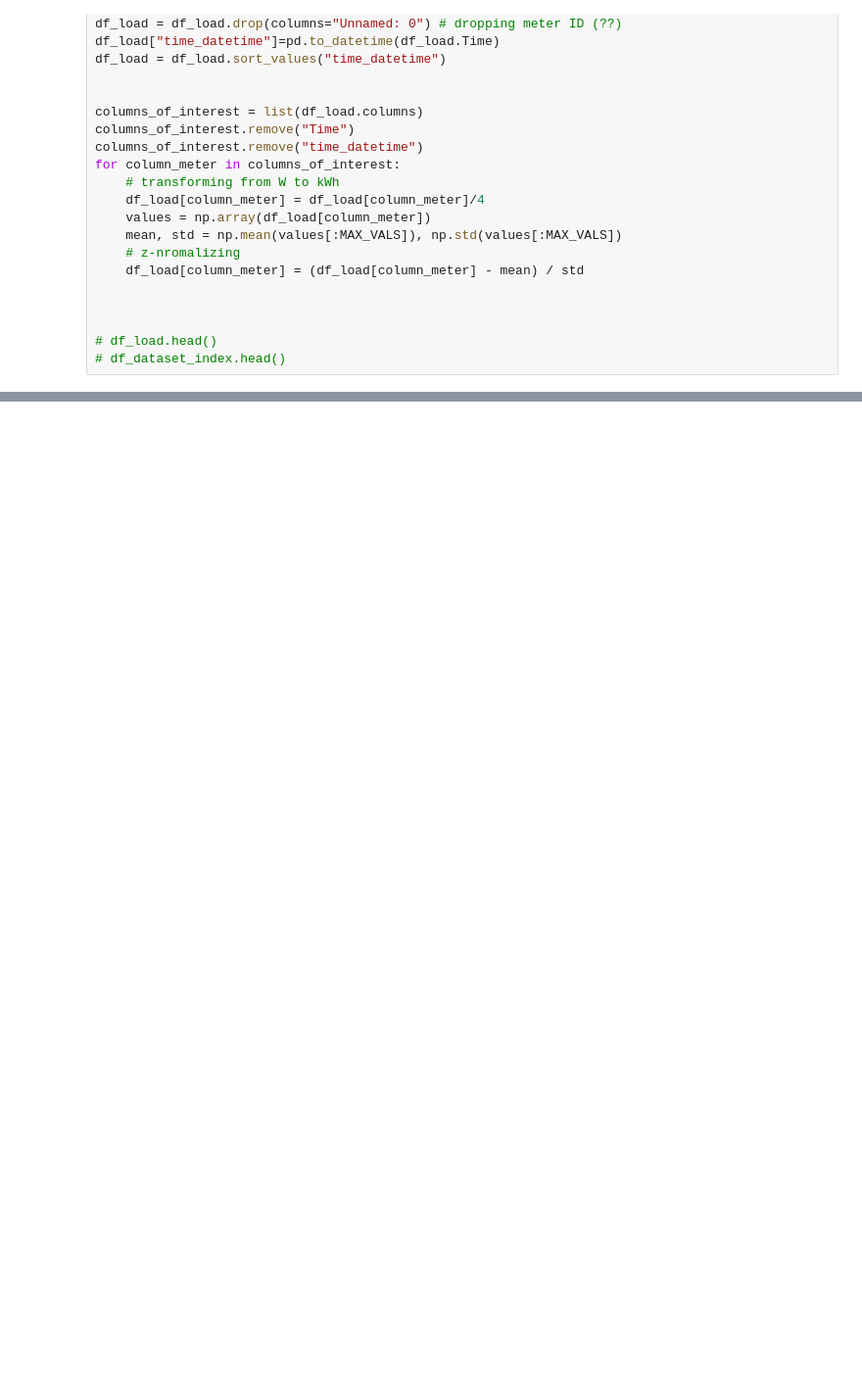
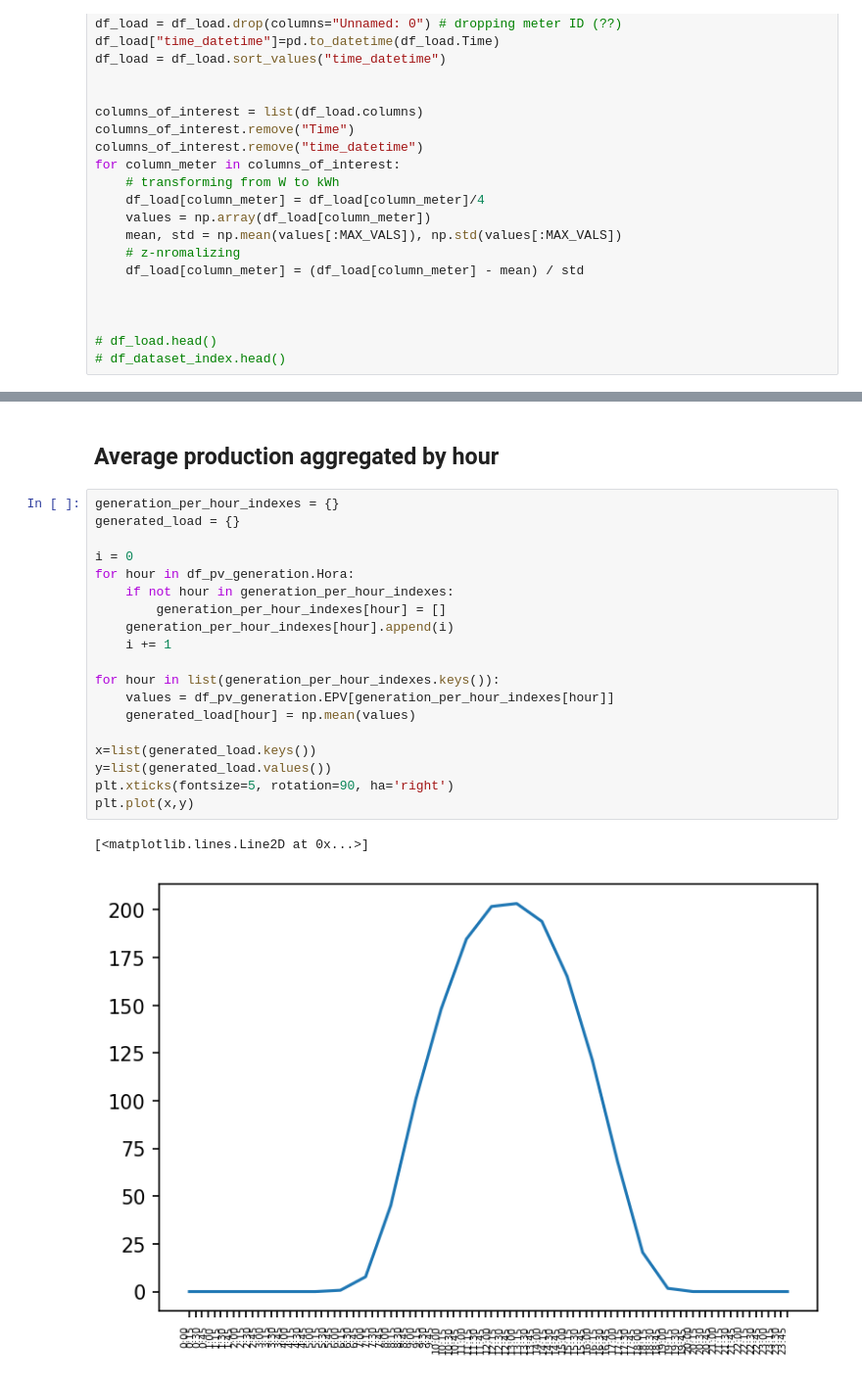
Before and after one commit to antonioalmeida/hack-the-electron-a, a Jupyter notebook: data_reader.ipynb, the cells around one changed output, grey strips where cells are left out. Shown at 98% size. Drawn from its saved outputs; the diff is of its cells as text; blank space fills up the shorter version.

```diff
--- a/data_reader.ipynb
+++ b/data_reader.ipynb
@@ -78,0 +222,24 @@ plt.plot(x,y)
+# %% [markdown]
+## Average production aggregated by hour
+# %%
+generation_per_hour_indexes = {}
+generated_load = {}
+
+i = 0
+for hour in df_pv_generation.Hora:
+    if not hour in generation_per_hour_indexes:
+        generation_per_hour_indexes[hour] = []
+    generation_per_hour_indexes[hour].append(i)
+    i += 1
+
+for hour in list(generation_per_hour_indexes.keys()):
+    values = df_pv_generation.EPV[generation_per_hour_indexes[hour]]
+    generated_load[hour] = np.mean(values)
+
+x=list(generated_load.keys())
+y=list(generated_load.values())
+plt.xticks(fontsize=5, rotation=90, ha='right')
+plt.plot(x,y)
+# %% [output]
+[<matplotlib.lines.Line2D at 0x...>]
+[figure, added]
```
Also changed, not shown: parts of 17 cells of this notebook, 7 other files.
